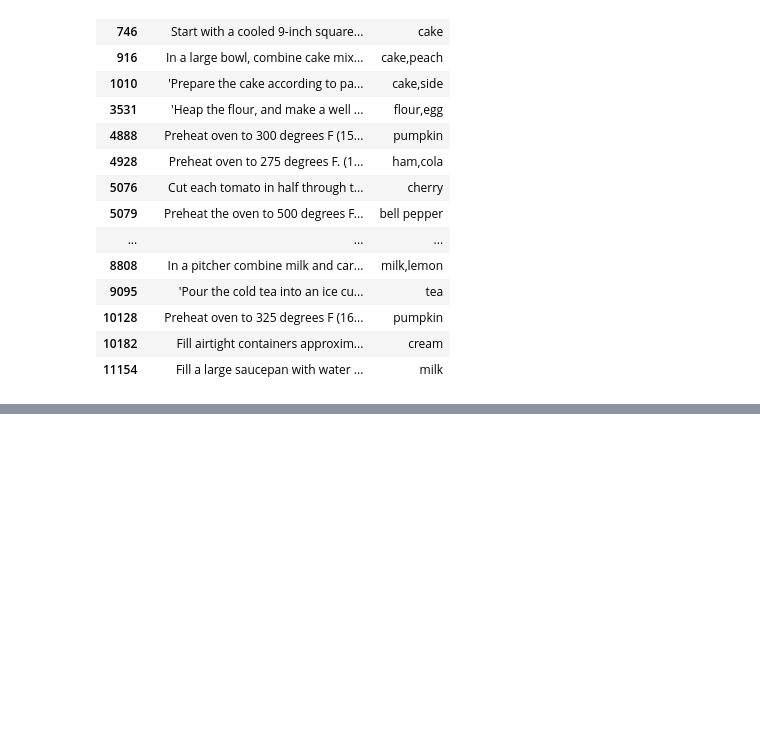
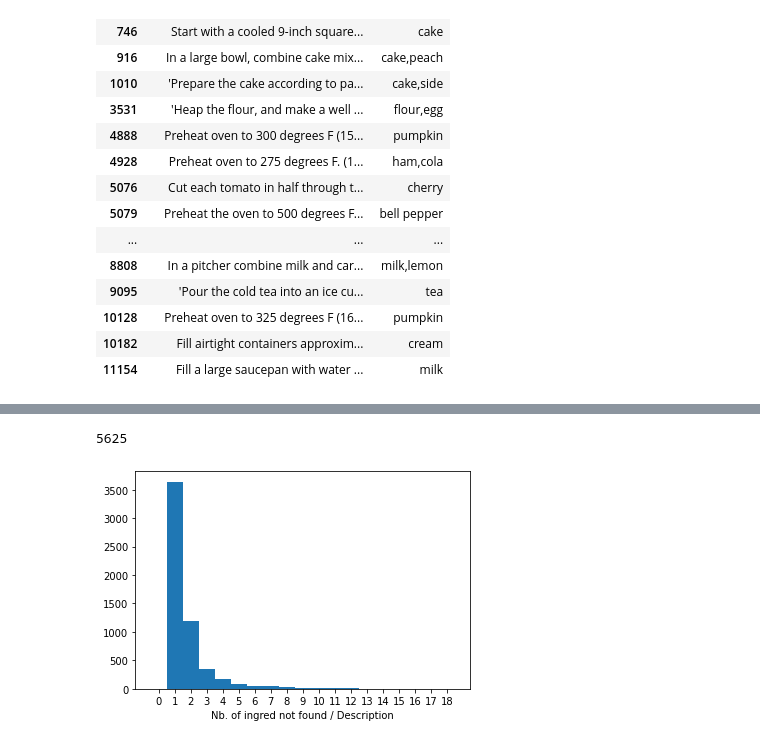
Before and after one commit to sofiaElenaHopartean/NLP_recipes, a Jupyter notebook: recipes.ipynb, the cells around one changed output, grey strips where cells are left out. Drawn from its saved outputs; the diff is of its cells as text; code cells hidden in the pictures; blank space fills up the shorter version.

```diff
--- a/recipes.ipynb
+++ b/recipes.ipynb
@@ -153,0 +283,39 @@ recipes_df_small.iloc[[i for i, _ in small_ingreds]]
+# %%
+ingredients_not_found_in_sent = []
+ingredients_found_multiple_times_in_sent = []
+examples = []
+
+# ? ingred is space
+
+def define_ent_in_sentence(sentence, ingredients):
+  ents= []
+  ingred_not_found = 0
+  samples = []
+  for _ingred in ingredients.split(","):
+    start_pos = sentence.find(_ingred)
+    if ( start_pos != -1):
+      ents.append((start_pos, start_pos+len(_ingred), "INGREDIENT"))
+    else:
+      splited_ingred = _ingred.split()
+      found_one = False
+      for _split_ingrd in splited_ingred:
+        start_pos = sentence.find(_split_ingrd)
+        if ( start_pos != -1):
+          ents.append((start_pos, start_pos+len(_split_ingrd), "INGREDIENT"))
+          found_one = True
+      if not found_one:
+        # if len(examples) < 20:
+        samples.append(_ingred)
+        ingred_not_found += 1
+
+  if ingred_not_found > 0:
+    # if len(examples) < 20:
+    examples.append((sentence, samples))
+    ingredients_not_found_in_sent.append(ingred_not_found)
+
+  return [sentence, {'entities': ents}]
+
+recipes_df_small['train_data']= np.vectorize(define_ent_in_sentence)(\
+                                recipes_df_small['Directions'],
+                                recipes_df_small['Ingredients'])
+recipes_df_small.head()
@@ -153,0 +329,9 @@ recipes_df_small.iloc[[i for i, _ in small_ingreds]]
+# %%
+print(len(ingredients_not_found_in_sent))
+plt.hist(ingredients_not_found_in_sent, bins=np.arange(20)-0.5)
+plt.xticks(range(19))
+plt.xlabel("Nb. of ingred not found / Description")
+plt.show()
+# %% [output]
+5625
+[figure, added]
```
Also changed, not shown: parts of 24 cells of this notebook.
